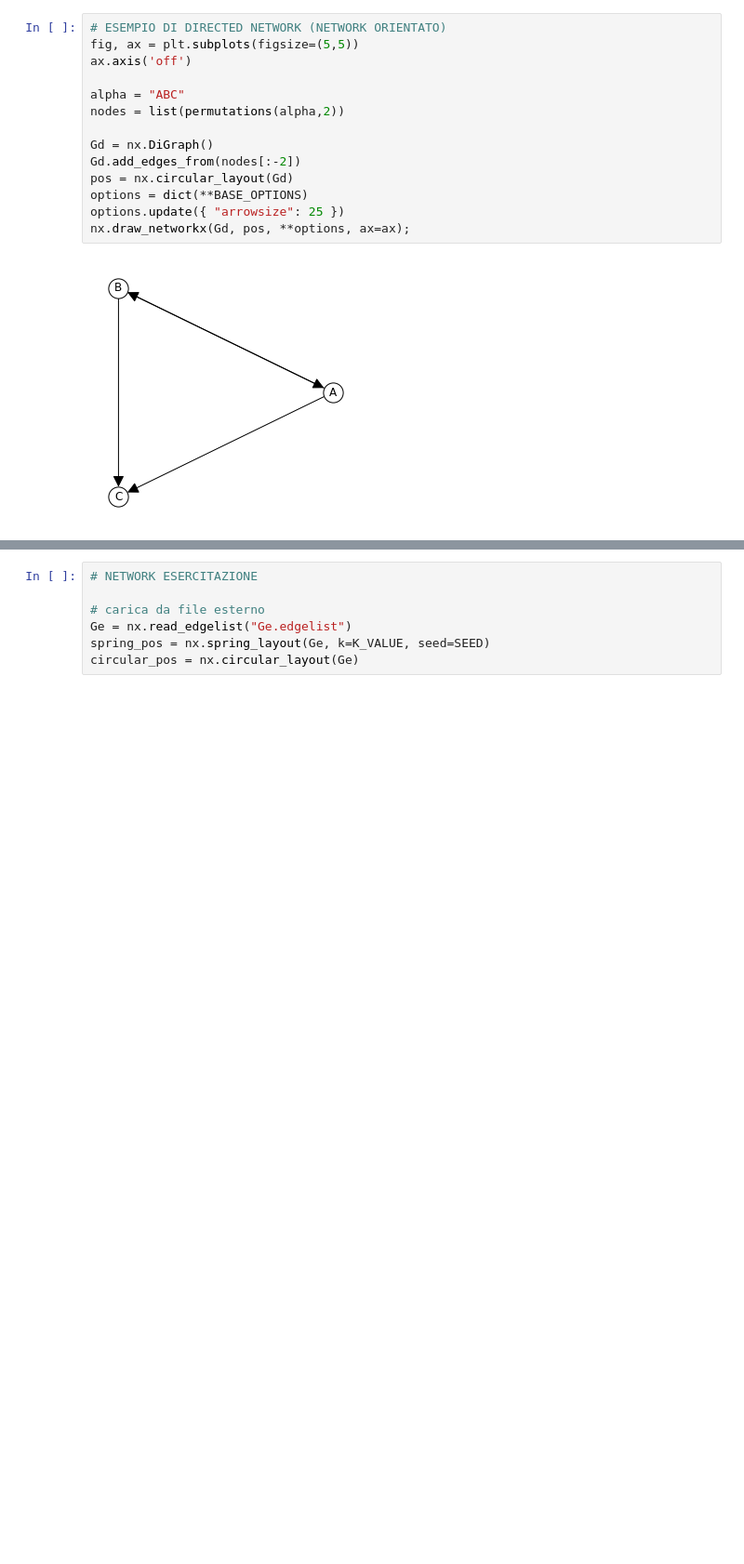
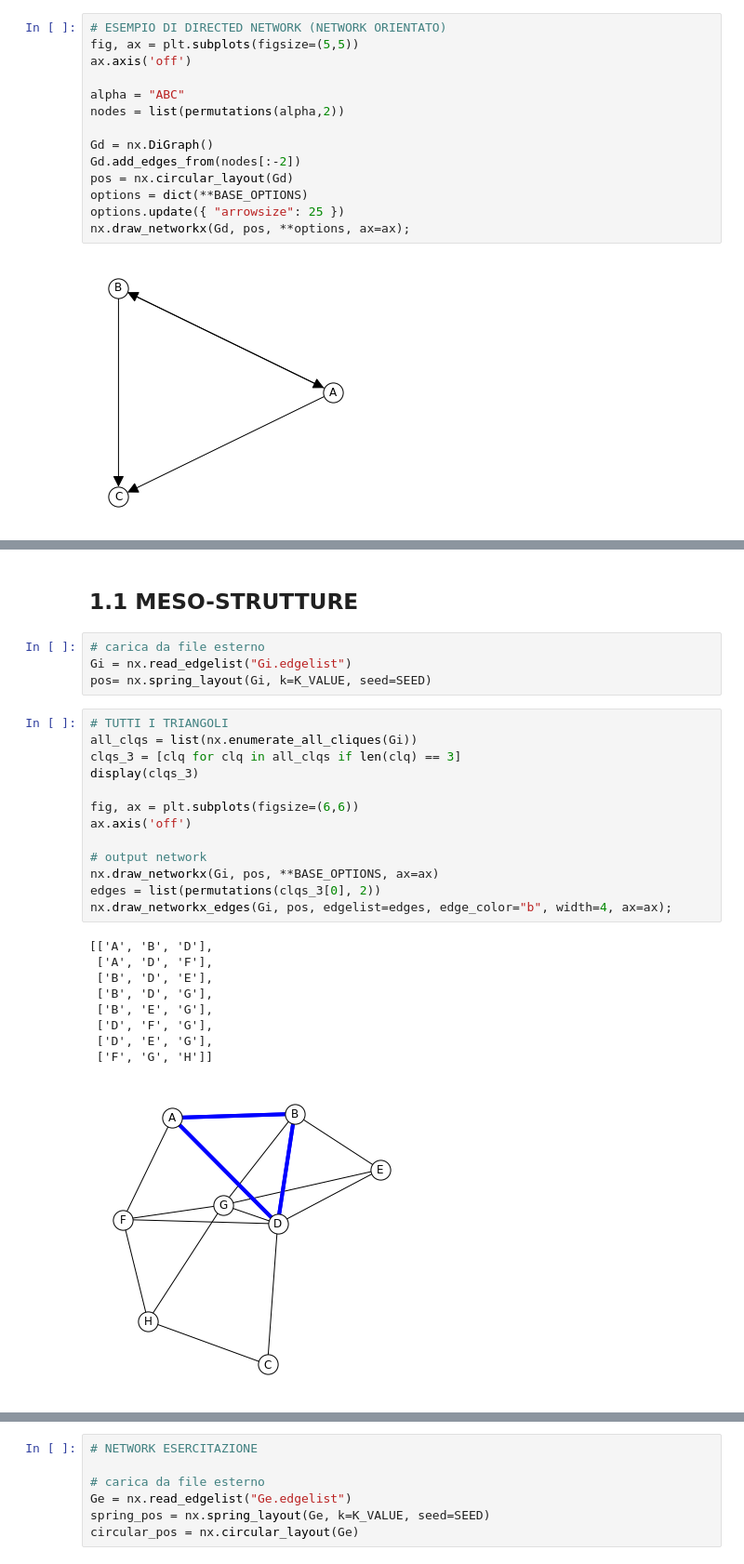
Before and after one commit to alkaest2002/ABGrid, a Jupyter notebook: materials/course 101/esercitazione.ipynb, the cells around one changed output, grey strips where cells are left out. Shown: that part at 93% size. Saved outputs shown, nothing was run; the diff lists cells and outputs as text; blank space fills up the shorter version.

```diff
--- a/materials/course 101/esercitazione.ipynb
+++ b/materials/course 101/esercitazione.ipynb
@@ -84,2 +86,31 @@ nx.draw_networkx_edges(Gu, pos, edgelist=[("A","B"),("B","C")], edge_color="r",
 # %% [output]
 [figure]
+# %% [markdown]
+## 1.1 MESO-STRUTTURE
+# %%
+# carica da file esterno
+Gi = nx.read_edgelist("Gi.edgelist")
+pos= nx.spring_layout(Gi, k=K_VALUE, seed=SEED)
+# %%
+# TUTTI I TRIANGOLI
+all_clqs = list(nx.enumerate_all_cliques(Gi))
+clqs_3 = [clq for clq in all_clqs if len(clq) == 3]
+display(clqs_3)
+
+fig, ax = plt.subplots(figsize=(6,6))
+ax.axis('off')
+
+# output network
+nx.draw_networkx(Gi, pos, **BASE_OPTIONS, ax=ax)
+edges = list(permutations(clqs_3[0], 2))
+nx.draw_networkx_edges(Gi, pos, edgelist=edges, edge_color="b", width=4, ax=ax);
+# %% [output]
+[['A', 'B', 'D'],
+ ['A', 'D', 'F'],
+ ['B', 'D', 'E'],
+ ['B', 'D', 'G'],
+ ['B', 'E', 'G'],
+ ['D', 'F', 'G'],
+ ['D', 'E', 'G'],
+ ['F', 'G', 'H']]
+[figure, added]
```
Also changed, not shown: parts of 17 cells of this notebook, 3 other files.
